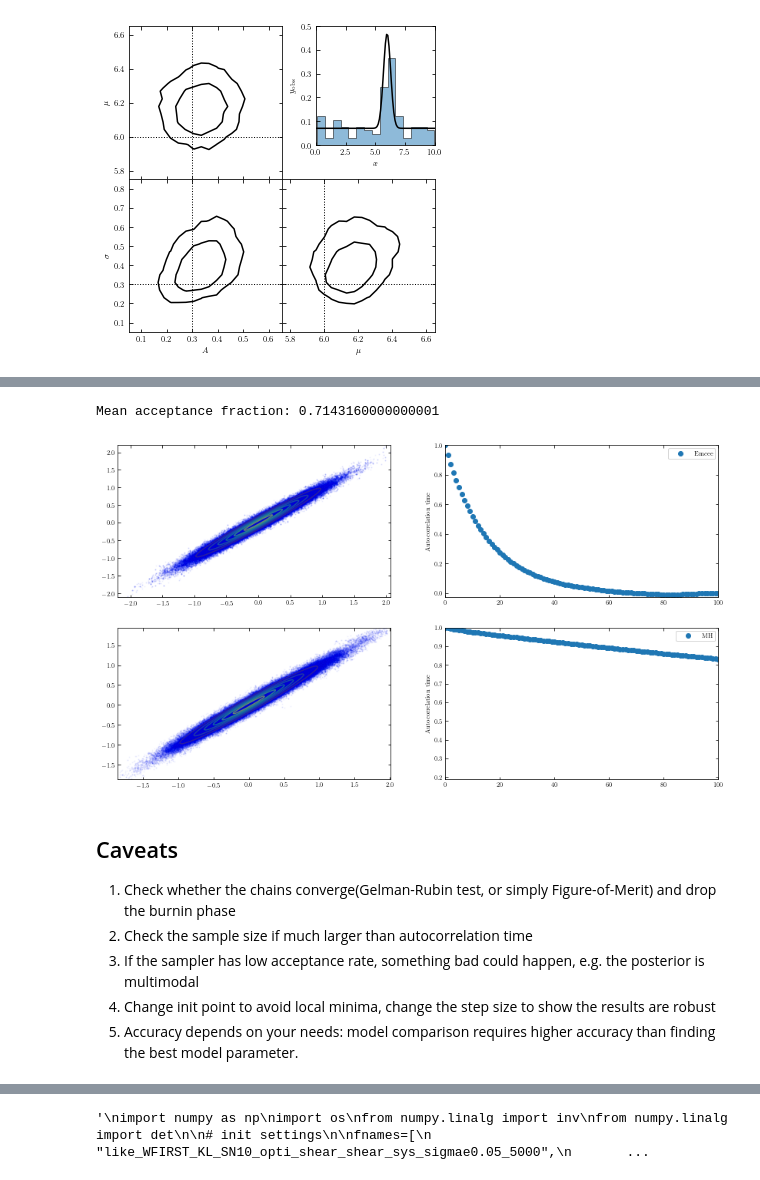
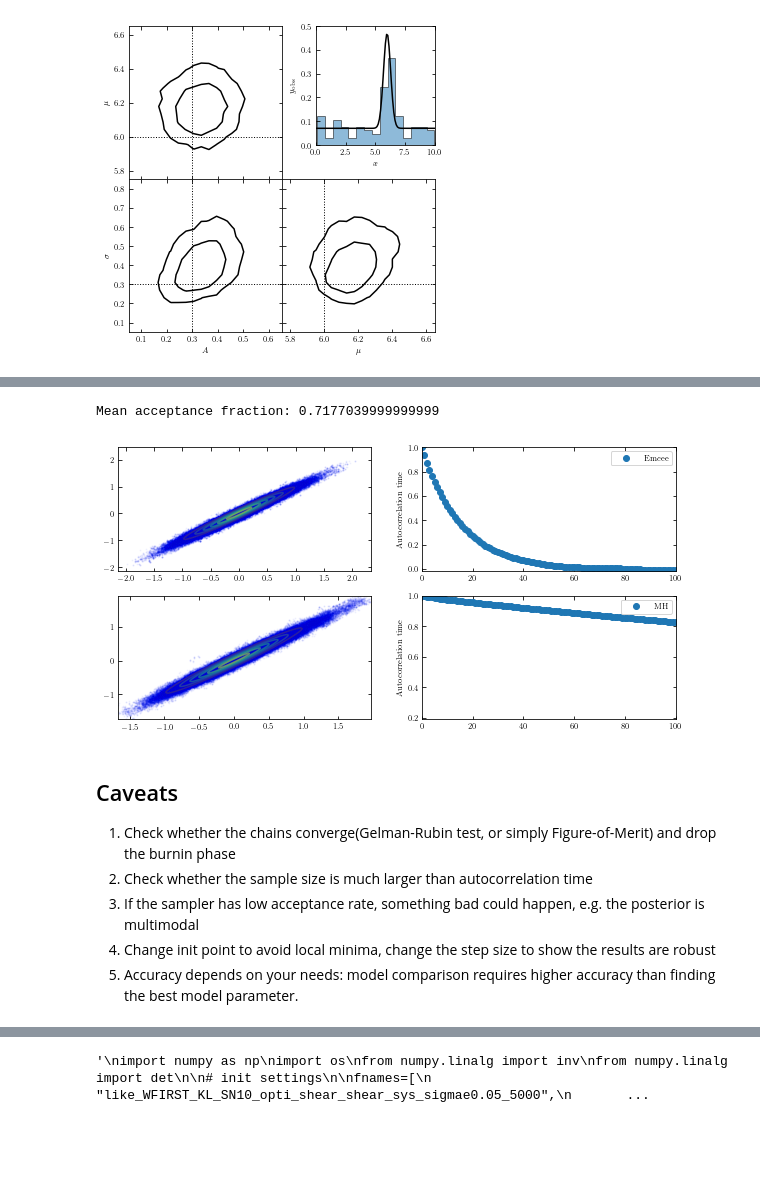
Before and after one commit to UA-ast502-2020/classnotebook, a Jupyter notebook: lectures/ast502-lecture9.ipynb, the cells around one changed output, grey strips where cells are left out. Saved outputs shown, nothing was run; the diff lists cells and outputs as text; code cells hidden in the pictures; blank space fills up the shorter version.

```diff
--- a/lectures/ast502-lecture9.ipynb
+++ b/lectures/ast502-lecture9.ipynb
@@ -538,38 +397,29 @@ Motivation: M-H algorithm could have high rejection rate, slow convergence if th
 # %%
-### comparison between emcee and MH
-### Credit: Pavlos Protopapas
-import numpy as np
-import emcee
-
-ndim=2
-ee=0.01
-
+# Example 5: comparison between emcee and MH
+# Author: Pavlos Protopapas
+# ----------------------------------------------------------------------
+# define highly correlated posterior
+ndim, ee = 2, 0.01
 def lnprob(x):
     return (-(x[0]-x[1])**2 / (2*ee) - (x[0]+x[1])**2/2)
-
-# We'll sample with 250 walkers.
-nwalkers = 250
-
+def px(x,y):
+    return np.exp(-(x-y)**2 / (2*ee) - (x+y)**2/2)
+nwalkers = 250 # We'll sample with 250 walkers.
 # Choose an initial set of positions for the walkers.
 p0 = [np.random.rand(ndim) for i in range(nwalkers)]
-
 # Initialize the sampler with the chosen specs.
 sampler = emcee.EnsembleSampler(nwalkers, ndim, lnprob)
-
 # Run 100 steps as a burn-in.
 pos, prob, state = sampler.run_mcmc(p0, 100)
-
 # Reset the chain to remove the burn-in samples.
 sampler.reset()
 
 # Starting from the final position in the burn-in chain, sample for 1000
-# steps.
 sampler.run_mcmc(pos, 1000, rstate0=state)
-
 # Print out the mean acceptance fraction. In general, acceptance_fraction
 # has an entry for each walker so, in this case, it is a 250-dimensional
 # vector.
 print("Mean acceptance fraction:", np.mean(sampler.acceptance_fraction))
 # %% [output]
-Mean acceptance fraction: 0.7143160000000001
+Mean acceptance fraction: 0.7177039999999999
 # %%
@@ -619,46 +448,42 @@ xH,yH, k = MH_simple2(px, 250000, sig, T, x0, y0)
+# %%
+# prepare MH chain, emcee chain and contour
+# MH
+x0 = np.random.uniform(low=-1, high=1)
+y0 = np.random.uniform(low=-1, high=1)
+T=1.0; sig =0.05
+xH,yH, k = MH_simple2(px, 250000, sig, T, x0, y0)
+# emcee
+xs=(sampler.flatchain[:,0]); ys=(sampler.flatchain[:,1])
+# grid contour
+p = lambda x,y: np.exp(-(x-y)**2 / (2*ee) - (x+y)**2/2)
+xx= np.linspace(-1,1,100);yy= np.linspace(-1,1,100)
+M = np.empty((100,100))
+for i,x in enumerate(xx):
+    for j,y in enumerate(yy):
+        M[j,i]=p(x,y)
 # %%
-plt.figure(figsize=[14,8])
-xs=(sampler.flatchain[:,0])
-ys=(sampler.flatchain[:,1])
-p = lambda x,y: np.exp(-(x-y)**2 / (2*ee) - (x+y)**2/2)
-
-xx= np.linspace(-1,1,100)
-yy= np.linspace(-1,1,100)
-M = np.empty((100,100))
-i=0
-for x in xx:
-    j=0
-    for y in yy:
-        M[j,i]=p(x,y)
-        j +=1
-    i +=1
-plt.subplot(2,2,1)
-#sns.kdeplot(xs, ys)
+# compare emcee and MH
+plt.figure(figsize=[10,5])
+plt.subplot(2,2,1) # plots: emcee
 plt.scatter(xs, ys, alpha=0.04, s=1.0)
-
 plt.contour(xx,yy,M, alpha=0.6)
 plt.subplot(2,2,2)
 plt.acorr(xs,  normed=True, usevlines=False, maxlags=1000, label=u'Emcee')
-plt.legend()
-plt.ylabel('Autocorrelation time')
-plt.xlim( (0,100))
-plt.subplot(2,2,3)
+plt.legend(); plt.ylabel('Autocorrelation time'); plt.xlim( (0,100))
+plt.subplot(2,2,3) # plots: MH
 plt.scatter(xH, yH, alpha=0.04, s=1.0)
 plt.contour(xx,yy,M, alpha=0.6)
 plt.subplot(2,2,4)
 plt.acorr(xH,  normed=True, usevlines=False, maxlags=1000, label=u'MH')
-plt.xlim( (0,100))
-plt.legend()
-plt.ylabel('Autocorrelation time')
-
+plt.xlim( (0,100)); plt.legend(); plt.ylabel('Autocorrelation time')
 plt.show()
 # %% [output]
-[figure, old version]
+[figure, new version]
 # %% [markdown]
 ## Caveats
 
 1. Check whether the chains converge(Gelman-Rubin test, or simply Figure-of-Merit) and drop the burnin phase
-2. Check the sample size if much larger than autocorrelation time
+2. Check whether the sample size is much larger than autocorrelation time
 3. If the sampler has low acceptance rate, something bad could happen, e.g. the posterior is multimodal
 4. Change init point to avoid local minima, change the step size to show the results are robust
 5. Accuracy depends on your needs: model comparison requires higher accuracy than finding the best model parameter.
```
Also changed, not shown: parts of 26 cells of this notebook.
